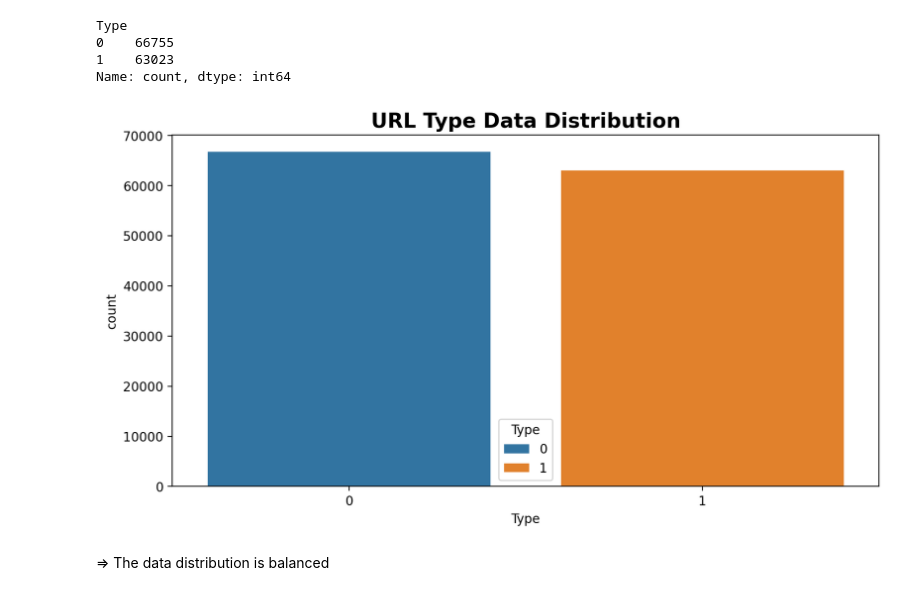
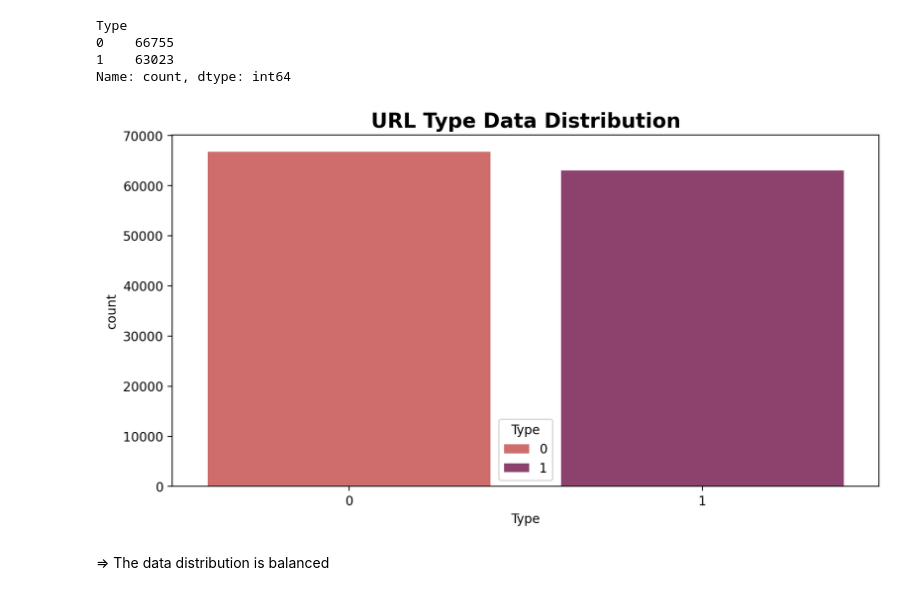
Before and after one commit to DejusDevspace/phishing-detector-ml-cli-toolkit, a Jupyter notebook: data_exploration.ipynb, the cells around one changed output. Drawn from its saved outputs; the diff is of its cells as text; code cells hidden in the pictures.

```diff
--- a/data_exploration.ipynb
+++ b/data_exploration.ipynb
@@ -78,12 +78,12 @@ Name: count, dtype: int64
 # %%
 # Visualizing the dependent variable ("Type") distribution
 plt.figure(figsize=(10, 5), dpi=200)
-sns.countplot(data=df, x="Type", hue="Type")
+sns.countplot(df, x="Type", hue="Type", palette="flare")
 plt.title("URL Type Data Distribution", fontsize=16, fontweight="bold")
 plt.savefig("./plots/data-distribution.png")
 plt.show()
 # %% [output]
-[figure, old version]
+[figure, new version]
 # %% [markdown]
 => The data distribution is balanced
 # %% [markdown]
```
Also changed, not shown: parts of 16 cells of this notebook.
